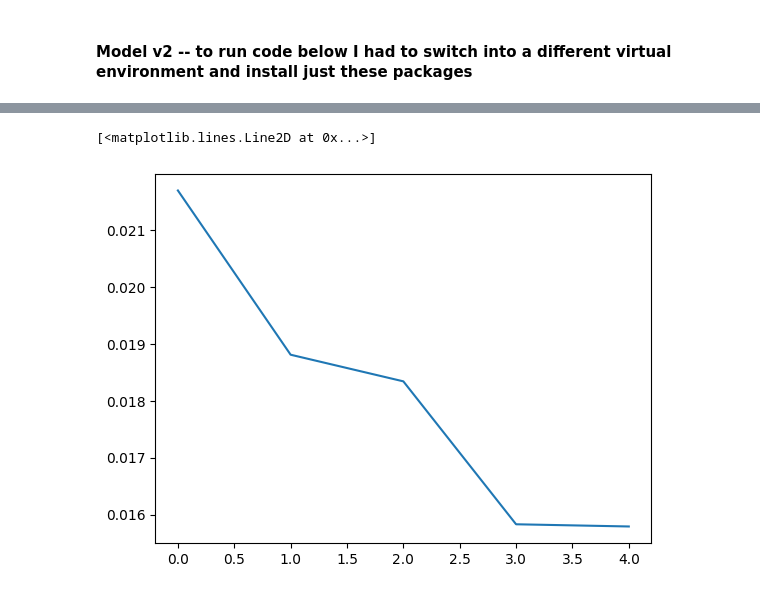
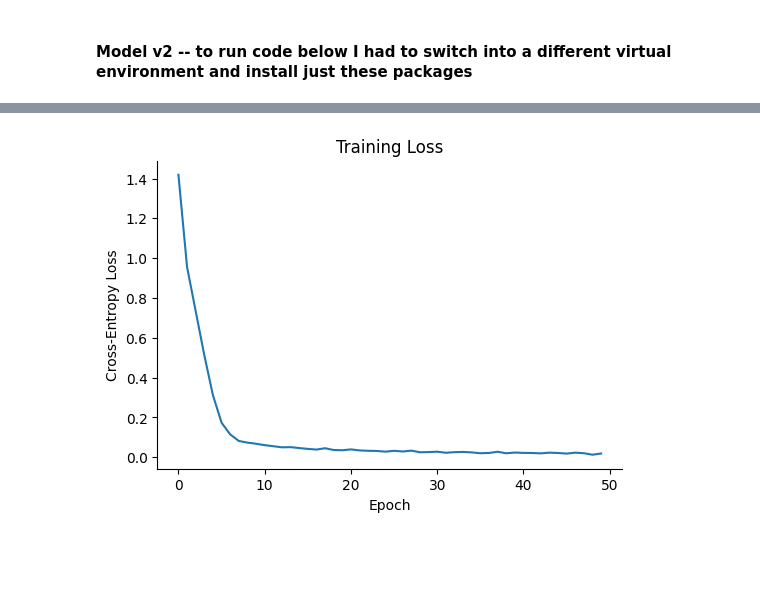
Before and after one commit to sherafatia/v1dd-public, a Jupyter notebook: notebooks/modeling.ipynb, the cells around one changed output, grey strips where cells are left out. Drawn from its saved outputs; the diff is of its cells as text; code cells hidden in the pictures; blank space fills up the shorter version.

Commit message:
modeling updates

```diff
--- a/notebooks/modeling.ipynb
+++ b/notebooks/modeling.ipynb
@@ -300,13 +23,17 @@ transform_cifar = transforms.Compose([
     transforms.Normalize((0.5,), (0.5,))
 ])
 
+batch_size = 64
+
 cifar_trainset = torchvision.datasets.CIFAR10(root='./data', train=True, download=True, transform=transform_cifar)
 cifar_testset = torchvision.datasets.CIFAR10(root='./data', train=False, download=True, transform=transform_cifar)
-cifar_test_loader = DataLoader(cifar_testset, batch_size=32, shuffle=False)
+cifar_train_loader = DataLoader(cifar_trainset, batch_size=batch_size, shuffle=True)
+cifar_test_loader = DataLoader(cifar_testset, batch_size=batch_size, shuffle=False)
 
-gabor_trainset = GaborDataset(num_images=5000, img_size=32, orientations=10, frequencies=(0.08,))
-gabor_testset = GaborDataset(num_images=1000, img_size=32, orientations=10, frequencies=(0.08,))
-gabor_test_loader = DataLoader(gabor_testset, batch_size=32, shuffle=False)
+gabor_trainset = modeling.GaborDataset(num_images=5000, img_size=32, orientations=10, frequencies=(0.08,))
+gabor_testset = modeling.GaborDataset(num_images=5000, img_size=32, orientations=10, frequencies=(0.08,))
+gabor_train_loader = DataLoader(gabor_trainset, batch_size=batch_size, shuffle=True)
+gabor_test_loader = DataLoader(gabor_testset, batch_size=batch_size, shuffle=False)
 
 combined_trainset = ConcatDataset([cifar_trainset, gabor_trainset])
-combined_loader = DataLoader(combined_trainset, batch_size=32, shuffle=True)
+combined_loader = DataLoader(combined_trainset, batch_size=batch_size, shuffle=True)
@@ -368,5 +40,7 @@ for epoch in range(epochs):
-# %%
-plt.plot(losses)
-# %% [output]
-[<matplotlib.lines.Line2D at 0x...>]
-[figure, removed]
+# %%
+model = modeling.ConvNet(in_channels=1, height=32, width=32)
+model, losses = modeling.train_model(model, combined_loader, num_epochs=50)
+# %%
+fig, axs = modeling.plot_losses(losses)
+# %% [output]
+[figure, added]
```
Also changed, not shown: parts of 26 cells of this notebook, 1 other file.
